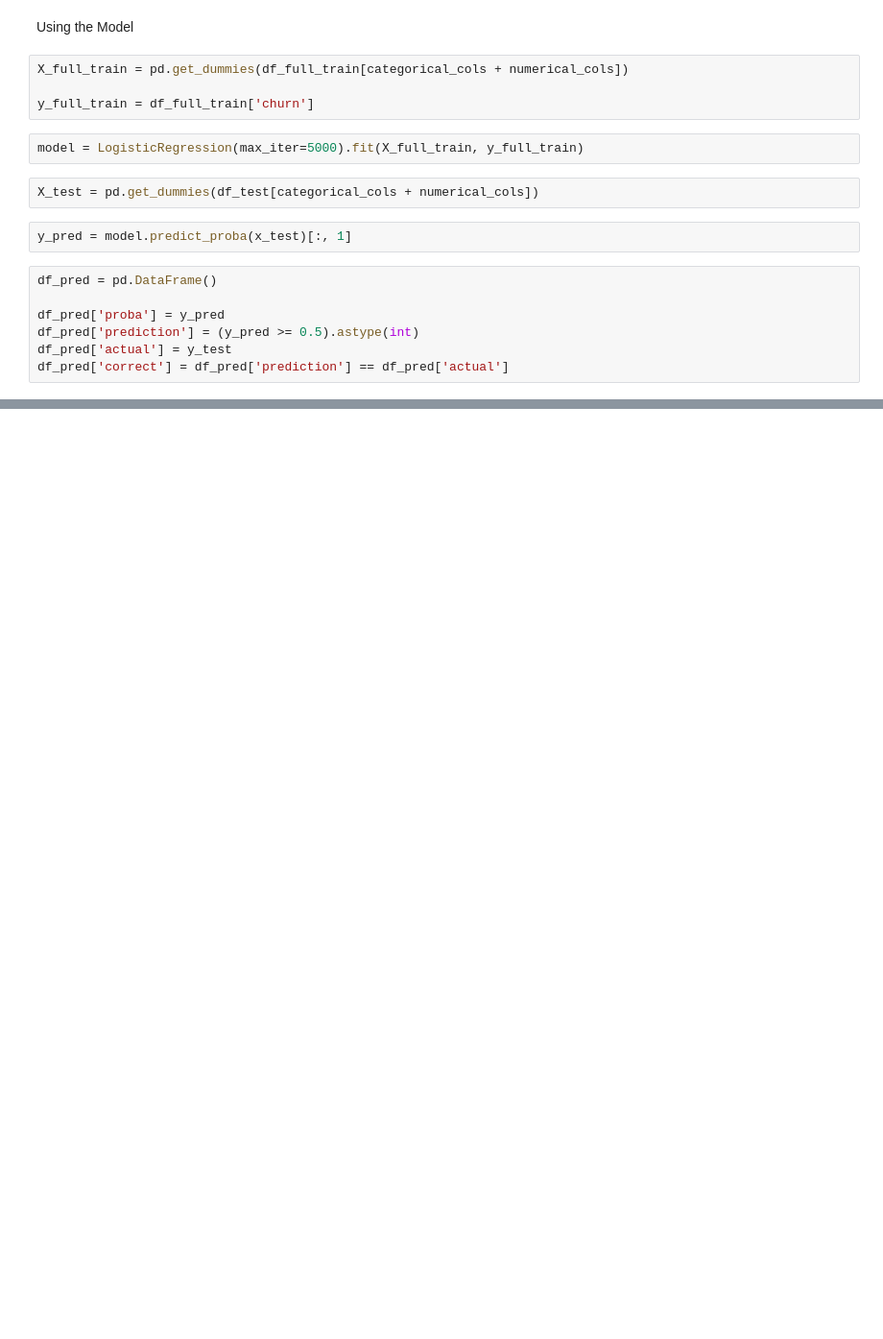
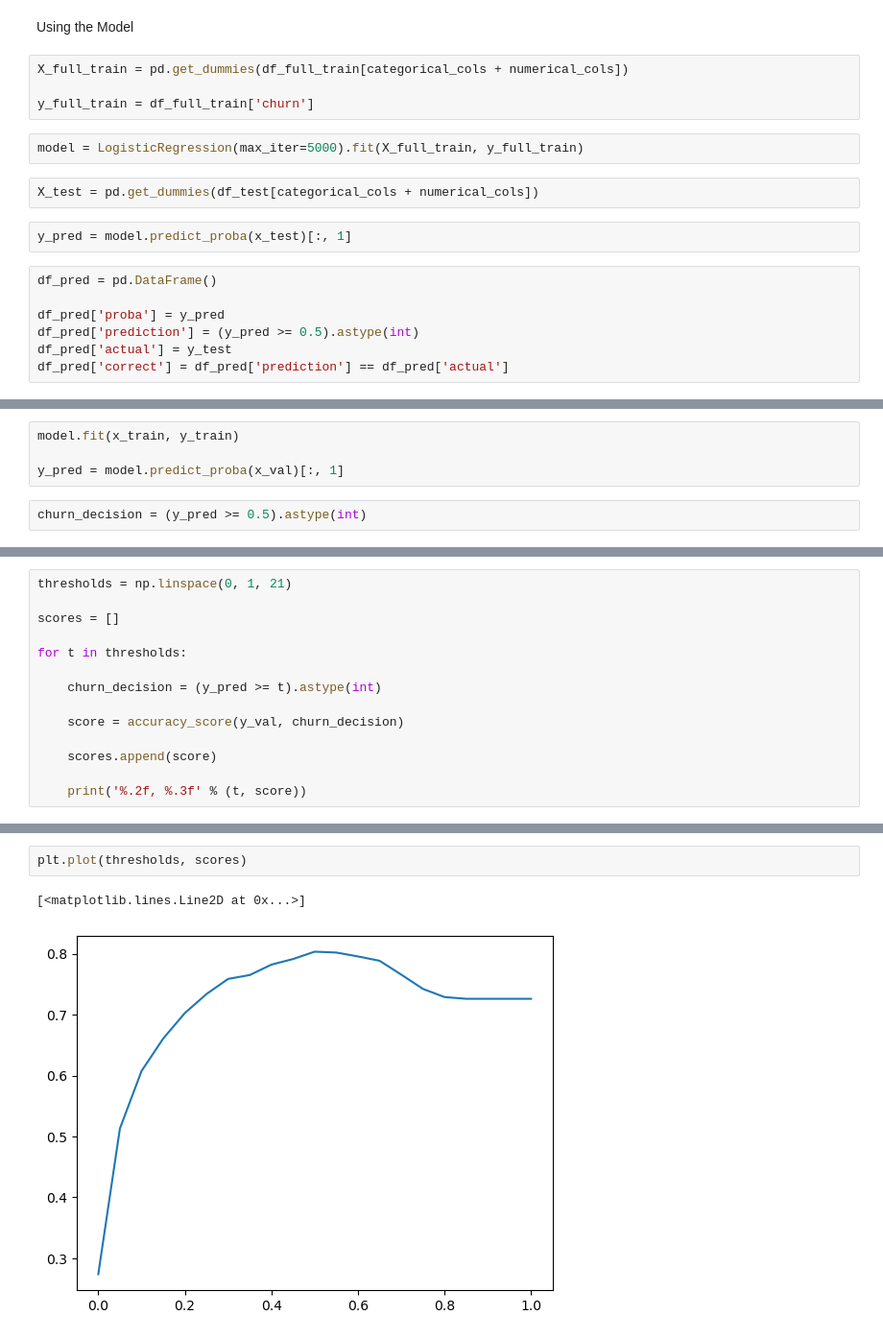
Before and after one commit to ahzi-pav/machine-learning-zoomcamp-2025, a Jupyter notebook: 03-classification/excercie.ipynb, the cells around one changed output, grey strips where cells are left out. Shown at 96% size. Cells and saved outputs as stored; diff of their text form; blank space fills up the shorter version.

```diff
--- a/03-classification/excercie.ipynb
+++ b/03-classification/excercie.ipynb
@@ -559,0 +429,6 @@ np.int64(0)
+# %%
+model.fit(x_train, y_train)
+
+y_pred = model.predict_proba(x_val)[:, 1]
+# %%
+churn_decision = (y_pred >= 0.5).astype(int)
@@ -559,0 +443,14 @@ np.int64(0)
+# %%
+thresholds = np.linspace(0, 1, 21)
+
+scores = []
+
+for t in thresholds:
+
+    churn_decision = (y_pred >= t).astype(int)
+
+    score = accuracy_score(y_val, churn_decision)
+
+    scores.append(score)
+
+    print('%.2f, %.3f' % (t, score))
@@ -559,0 +475,5 @@ np.int64(0)
+# %%
+plt.plot(thresholds, scores)
+# %% [output]
+[<matplotlib.lines.Line2D at 0x...>]
+[figure, added]
```
Also changed, not shown: parts of 96 cells of this notebook, 2 other files.
